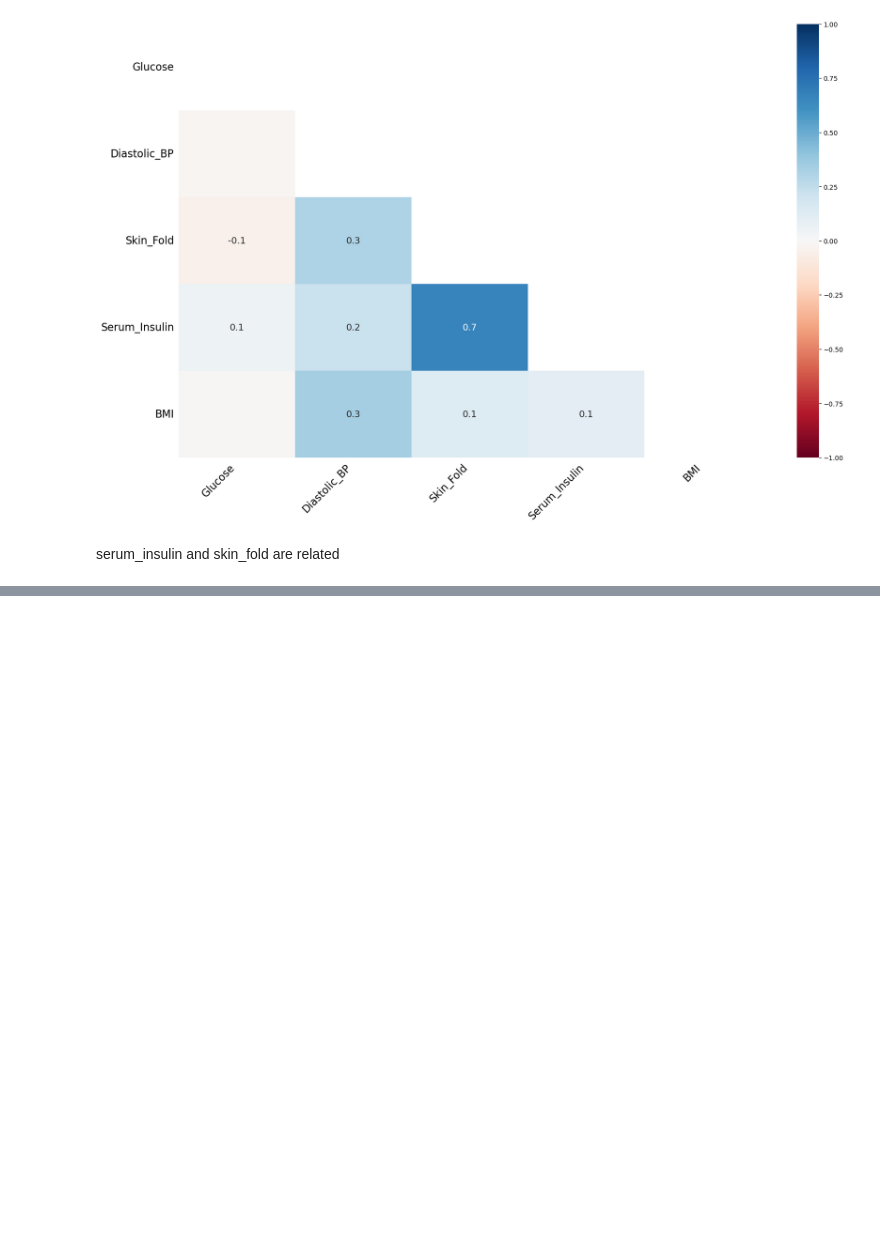
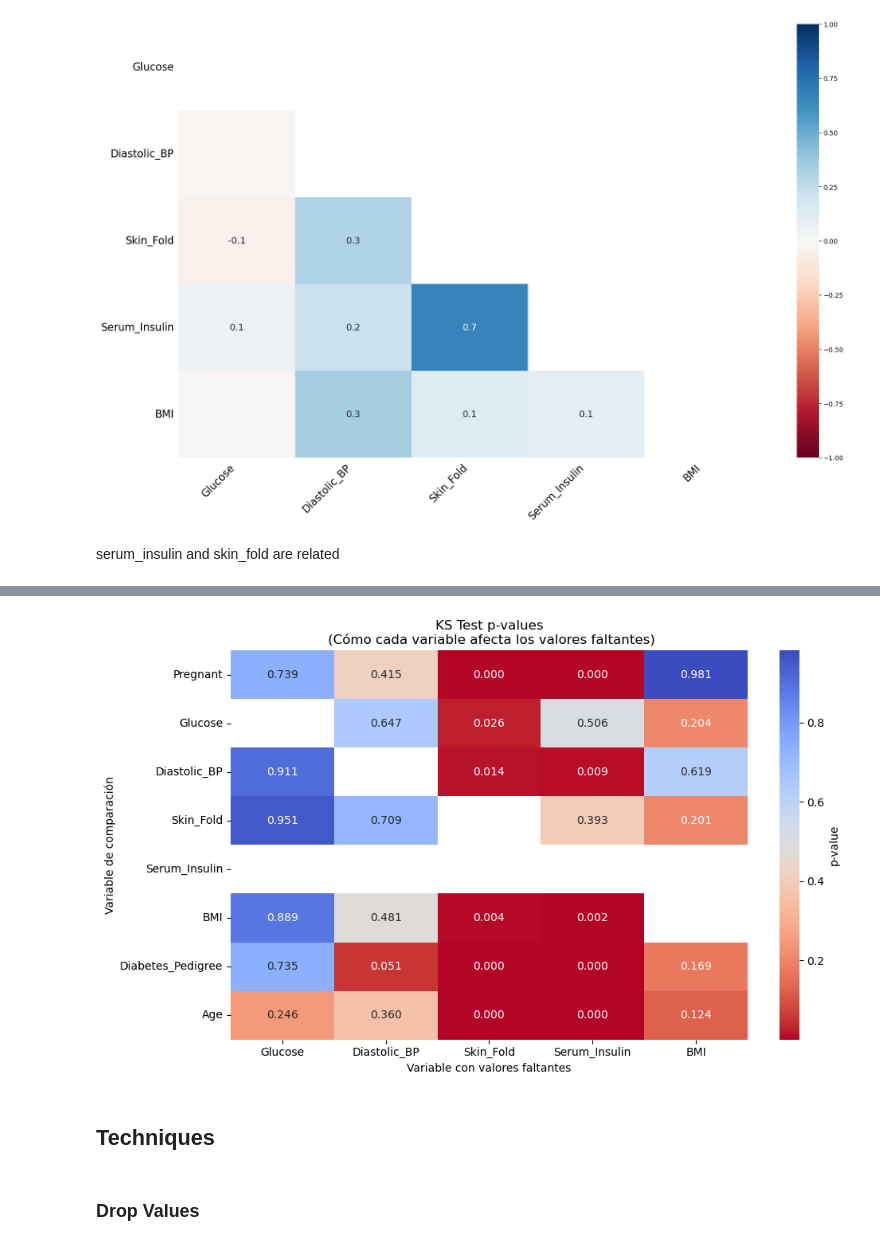
Before and after one commit to alejo1630/missing_values, a Jupyter notebook: Missing_Values_Analysis.ipynb, the cells around one changed output, grey strips where cells are left out. Cells and saved outputs as stored; diff of their text form; code cells hidden in the pictures; blank space fills up the shorter version.

```diff
--- a/Missin_Values_Analysis.ipynb
+++ b/Missing_Values_Analysis.ipynb
@@ -151,0 +209,37 @@ LogisticRegression does not accept missing values encoded as NaN natively. For s
+# %%
+def ks_test_matrix(df, missing_columns, test_columns):
+    results = pd.DataFrame(index=test_columns, columns=missing_columns)
+
+    for missing_col in missing_columns:
+        df['missing_values'] = df[missing_col].isnull().astype(int)
+
+        for col in test_columns:
+            if col == missing_col:
+                results.loc[col, missing_col] = None
+                continue
+
+            group1 = df[df['missing_values'] == 1][col].dropna()
+            group2 = df[df['missing_values'] == 0][col].dropna()
+
+            if len(group1) > 1 and len(group2) > 1:
+                stat = ks_2samp(group1, group2)
+                results.loc[col, missing_col] = stat.pvalue
+            else:
+                results.loc[col, missing_col] = None
+
+    return results.astype(float)
+# %%
+ks_pvalues = ks_test_matrix(df.copy(), missing_columns, columns)
+
+# Visualiza con mapa de calor
+plt.figure(figsize=(10, 6))
+sns.heatmap(ks_pvalues, annot=True, fmt=".3f", cmap="coolwarm_r", cbar_kws={'label': 'p-value'})
+plt.title("KS Test p-values\n (Cómo cada variable afecta los valores faltantes)")
+plt.xlabel("Variable con valores faltantes")
+plt.ylabel("Variable de comparación")
+plt.tight_layout()
+plt.show()
+# %% [output]
+[figure, added]
+# %% [markdown]
+## Techniques
@@ -151,0 +310,2 @@ LogisticRegression does not accept missing values encoded as NaN natively. For s
+# %% [markdown]
+### Drop Values
```
Also changed, not shown: parts of 65 cells of this notebook.
